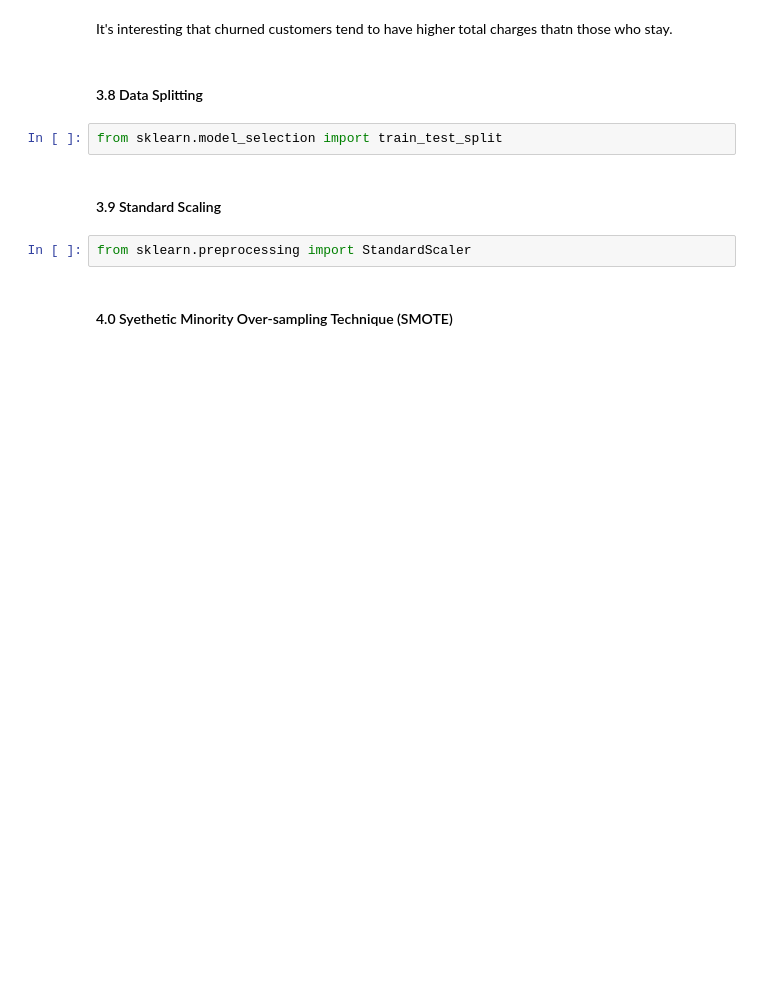
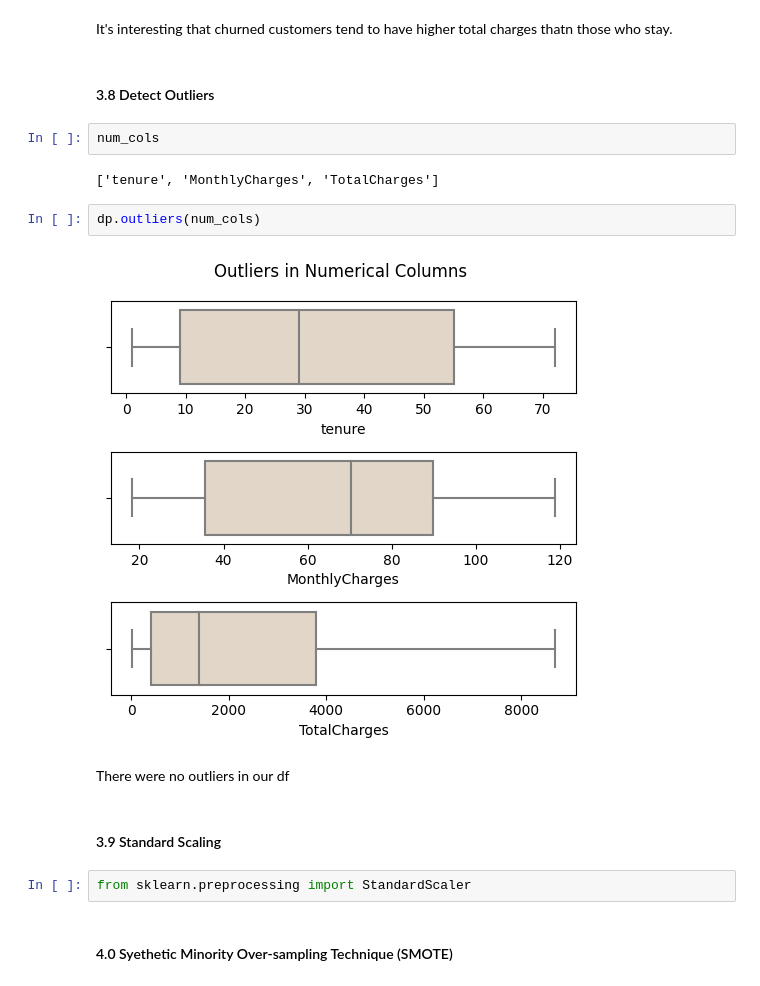
Before and after one commit to chuannarongvat/internship_c_dataset_2, a Jupyter notebook: notebooks/1_preprocess_data.ipynb, the cells around one changed output. Saved outputs shown, nothing was run; the diff lists cells and outputs as text; blank space fills up the shorter version.

Commit message:
Check Outliers

```diff
--- a/notebooks/1_preprocess_data.ipynb
+++ b/notebooks/1_preprocess_data.ipynb
@@ -576,9 +579,17 @@ dp.line_plot(x='tenure', y='TotalCharges', target_col=target_col)
 # %% [markdown]
 It's interesting that churned customers tend to have higher total charges thatn those who stay.
-# %% [markdown]
-#### 3.8 Data Splitting
-# %%
-from sklearn.model_selection import train_test_split
+# %% [markdown]
+#### 3.8 Detect Outliers
+# %%
+num_cols
+# %% [output]
+['tenure', 'MonthlyCharges', 'TotalCharges']
+# %%
+dp.outliers(num_cols)
+# %% [output]
+[figure, added]
+# %% [markdown]
+There were no outliers in our df
 # %% [markdown]
 #### 3.9 Standard Scaling
 # %%
```
Also changed, not shown: parts of 5 cells of this notebook, 1 other file.
